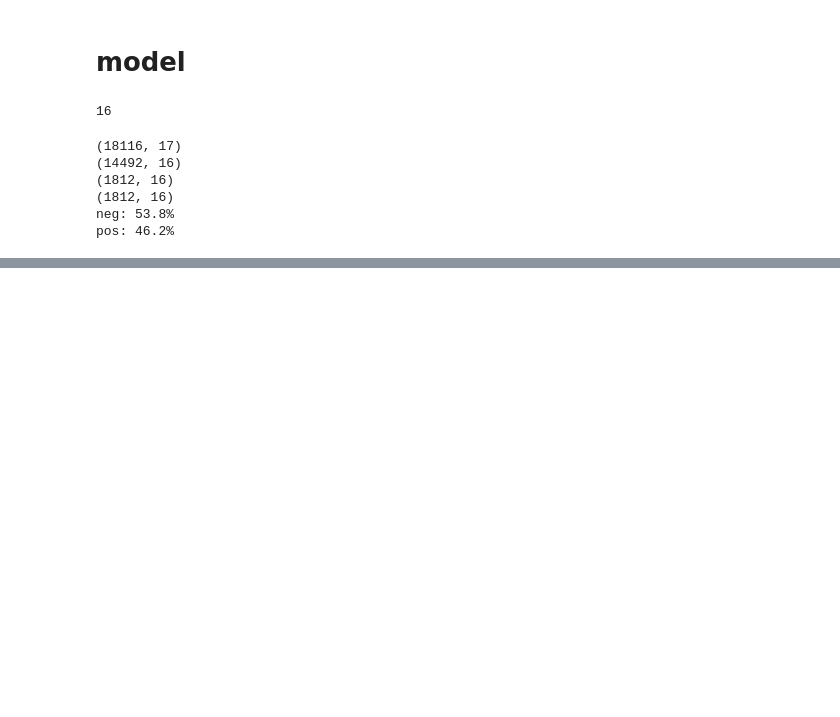
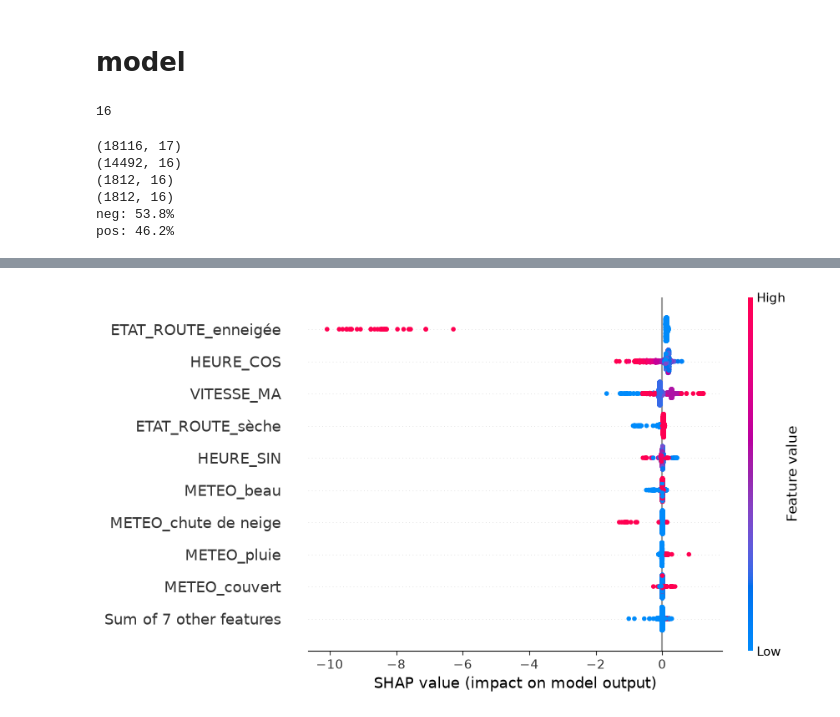
Before and after one commit to val-mon/sos-routier, a Jupyter notebook: models/mlp.ipynb, the cells around one changed output, grey strips where cells are left out. Cells and saved outputs as stored; diff of their text form; code cells hidden in the pictures; blank space fills up the shorter version.

Commit message:
feat(mlp): add shap values

```diff
--- a/models/mlp.ipynb
+++ b/models/mlp.ipynb
@@ -463,0 +277,23 @@ export_model_data_json("mlp", _auc, _roc)
+# %%
+X_train_t = torch.tensor(X_train.values, dtype=torch.float32)
+X_test_t = torch.tensor(X_test.values, dtype=torch.float32)
+
+# create a sample of the train
+idx = torch.randperm(len(X_train_t))[:200]
+background = X_train_t[idx]
+
+# create the explainer
+model.eval()
+explainer = shap.DeepExplainer(model, background)
+shap_values = explainer(X_test_t)
+
+# prepare shapvalues for plotting
+if shap_values.values.ndim == 3:
+    shap_values.values = shap_values.values[..., 0]
+shap_values.feature_names = list(X_test.columns)
+shap_values.data = X_test.values
+
+# display the plot
+shap.plots.beeswarm(shap_values)
+# %% [output]
+[figure, added]
```
Also changed, not shown: parts of 5 cells of this notebook, 2 other files.
